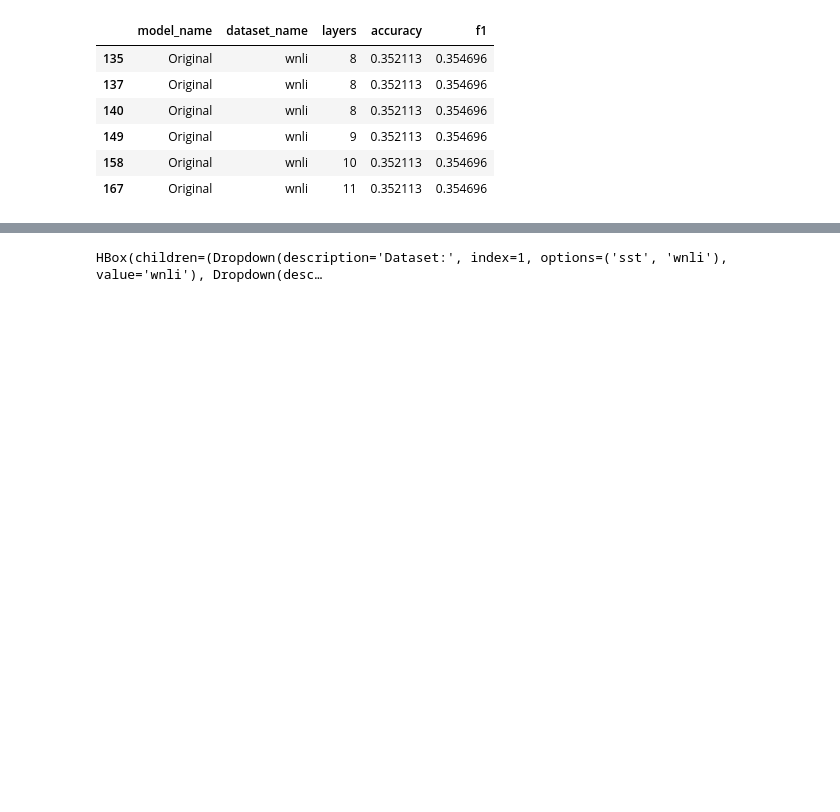
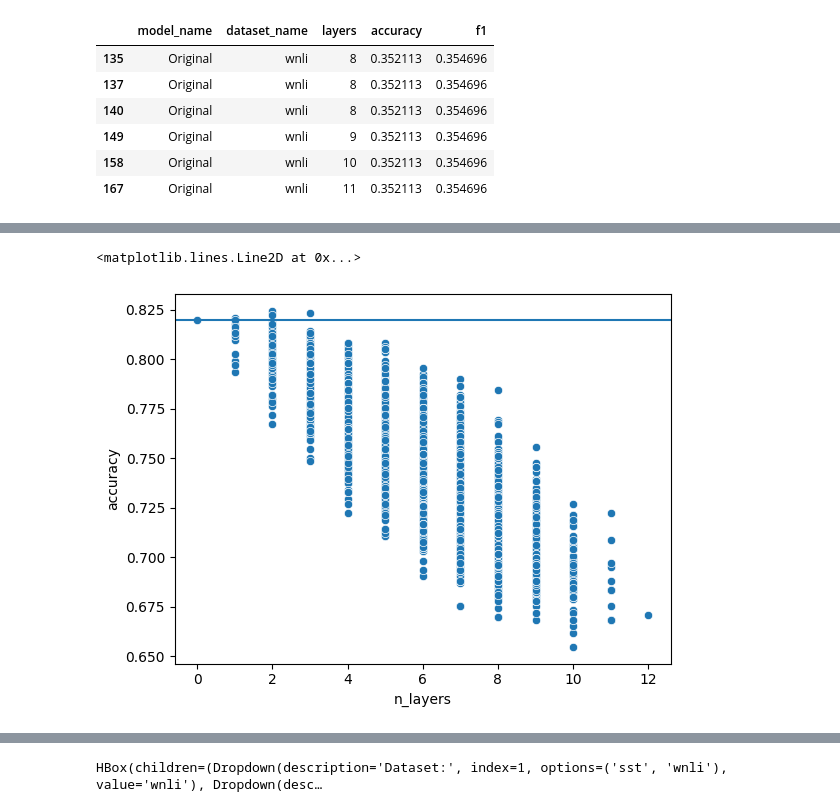
Before and after one commit to JetBrains-Research/effective-inference, a Jupyter notebook: notebooks/Metricks_visualisation.ipynb, the cells around one changed output, grey strips where cells are left out. Cells and saved outputs as stored; diff of their text form; code cells hidden in the pictures; blank space fills up the shorter version.

Commit message:
updated visualisation

```diff
--- a/notebooks/Metricks_visualisation.ipynb
+++ b/notebooks/Metricks_visualisation.ipynb
@@ -42,0 +43,3 @@ list(baseline[(baseline['model_name']=='Original')&(baseline['dataset_name']=='w
+# %%
+res = pd.read_csv(f'{config.data.data_path}/window_data.csv', index_col = [0])
+res.head()
@@ -42,0 +71,9 @@ list(baseline[(baseline['model_name']=='Original')&(baseline['dataset_name']=='w
+# %%
+import seaborn as sns
+import matplotlib.pyplot as plt
+data = res
+sns.scatterplot(x='n_layers', y='accuracy', data=data)
+plt.axhline(list(data[data['n_layers']==0]['accuracy'])[0])
+# %% [output]
+<matplotlib.lines.Line2D at 0x...>
+[figure, added]
```
Also changed, not shown: parts of 16 cells of this notebook.
